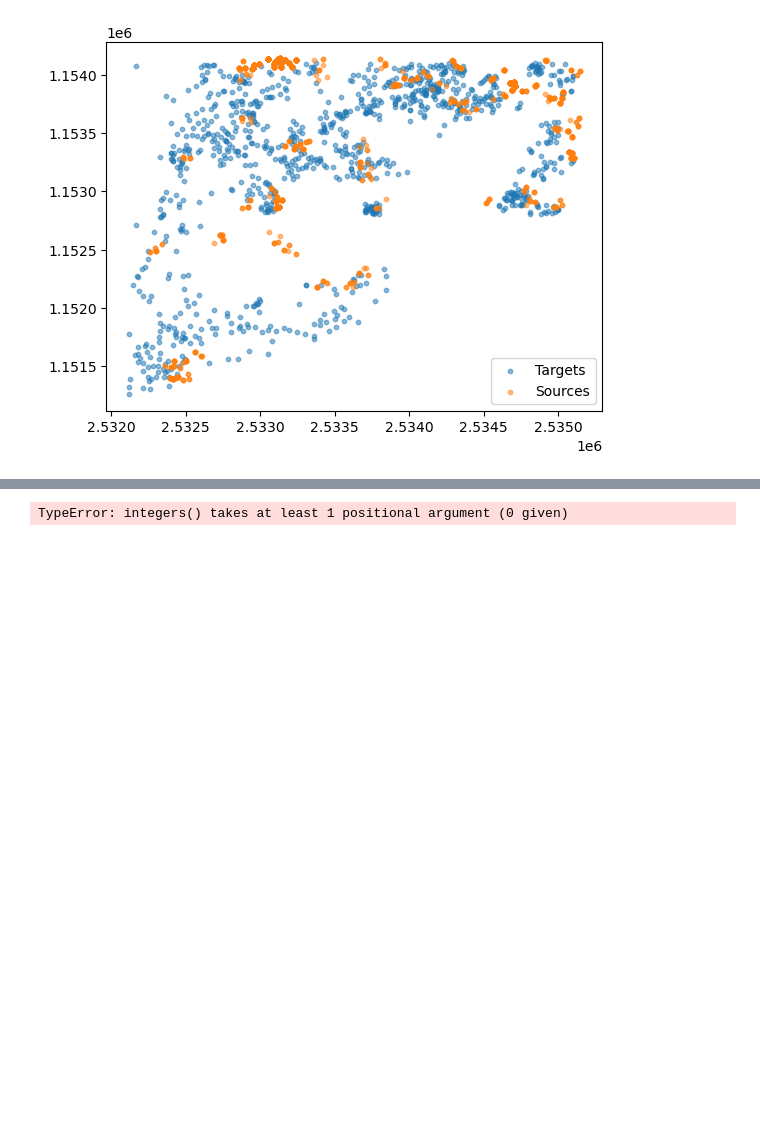
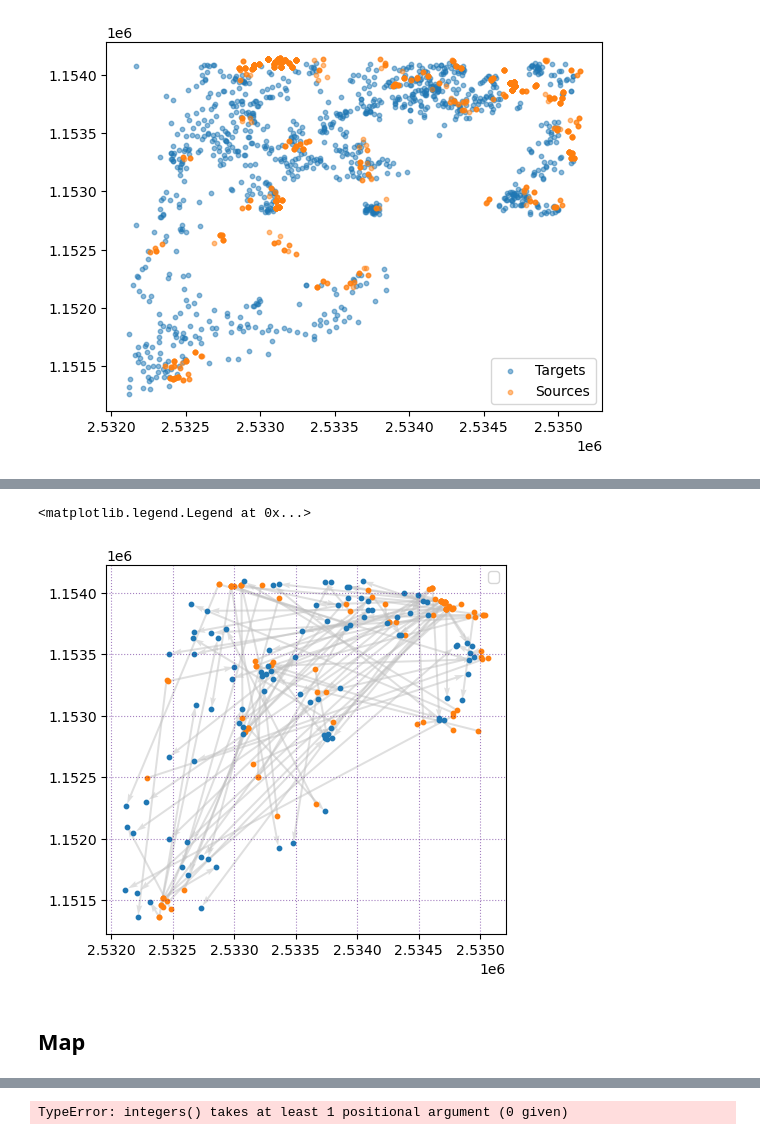
Before and after one commit to merlebleue/DRONES-AND-BUS, a Jupyter notebook: test.ipynb, the cells around one changed output, grey strips where cells are left out. Cells and saved outputs as stored; diff of their text form; code cells hidden in the pictures; blank space fills up the shorter version.

```diff
--- a/test.ipynb
+++ b/test.ipynb
@@ -187,0 +205,11 @@ plt.show()
+# %%
+plt.figure()
+tasks_manager.plot(plt.gca(), tasks_manager.get_tasks(100))
+plt.gca().set_aspect("equal")
+plt.grid(linestyle=":", color="indigo", alpha=0.5)
+plt.legend(scatterpoints=1)
+# %% [output]
+<matplotlib.legend.Legend at 0x...>
+[figure, added]
+# %% [markdown]
+## Map
```
Also changed, not shown: parts of 15 cells of this notebook, 14 other files.
